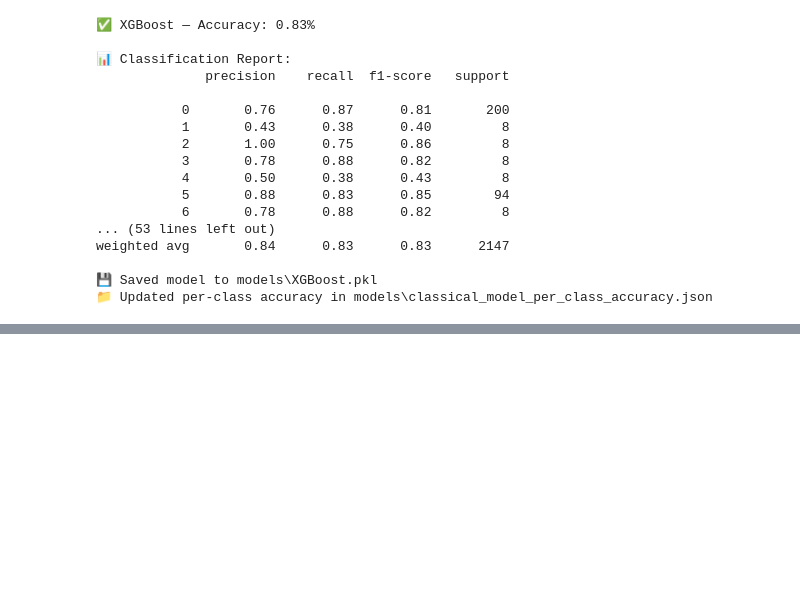
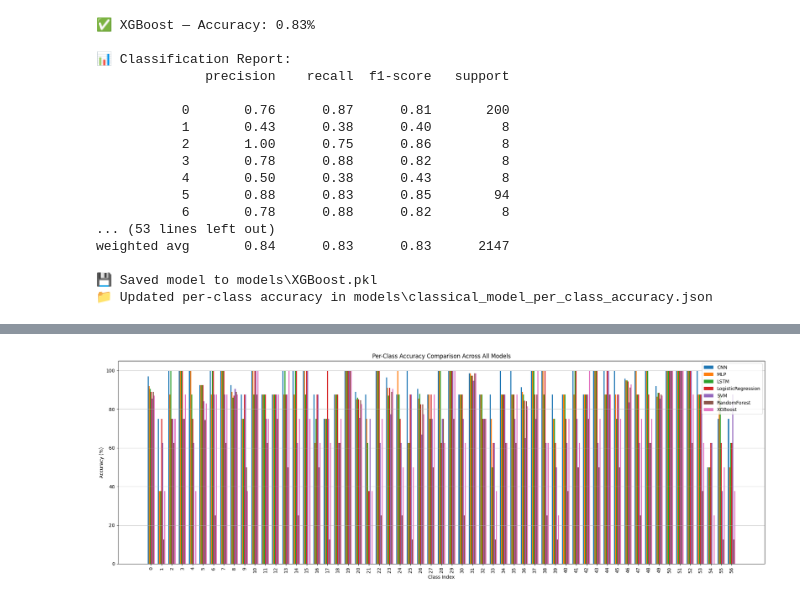
Before and after one commit to nasrrx/YAMNet-CNN-Audio-Classification-ESC50, a Jupyter notebook: AdvancedModels.ipynb, the cells around one changed output, grey strips where cells are left out. Cells and saved outputs as stored; diff of their text form; code cells hidden in the pictures; blank space fills up the shorter version.

```diff
--- a/AdvancedModels.ipynb
+++ b/AdvancedModels.ipynb
@@ -1232,0 +1384,58 @@ NameError: name 'np' is not defined
+# %%
+import json
+import numpy as np
+import matplotlib.pyplot as plt
+
+# === Load JSON files ===
+with open("models/deep_model_accuracies.json", "r") as f:
+    deep_models_data = json.load(f)
+
+with open("models/classical_model_per_class_accuracy.json", "r") as f:
+    classical_models_data = json.load(f)
+
+# === Extract per-class accuracy for each model ===
+acc_dict = {
+    "CNN": [],
+    "MLP": [],
+    "LSTM": [],
+    "LogisticRegression": classical_models_data["LogisticRegression"],
+    "SVM": classical_models_data["SVM"],
+    "RandomForest": classical_models_data["RandomForest"],
+    "XGBoost": classical_models_data["XGBoost"],
+}
+
+for i in range(57):
+    class_key = str(i)
+    for model in ["CNN", "MLP", "LSTM"]:
+        acc_dict[model].append(deep_models_data[class_key]["accuracies"].get(model, 0.0))
+
+# === Plotting Function ===
+def plot_combined_class_accuracy(acc_dict):
+    classes = list(range(57))
+    model_names = list(acc_dict.keys())
+    width = 0.1
+
+    plt.figure(figsize=(20, 7))
+    for i, model in enumerate(model_names):
+        acc = acc_dict[model]
+        plt.bar(
+            np.arange(len(classes)) + i * width,
+            acc,
+            width=width,
+            label=model
+        )
+
+    plt.xticks(np.arange(len(classes)) + width * (len(model_names) // 2), classes, rotation=90)
+    plt.ylim(0, 105)
+    plt.ylabel("Accuracy (%)")
+    plt.xlabel("Class Index")
+    plt.title("Per-Class Accuracy Comparison Across All Models")
+    plt.legend()
+    plt.grid(True, axis='y')
+    plt.tight_layout()
+    plt.show()
+
+# === Call Plot ===
+plot_combined_class_accuracy(acc_dict)
+# %% [output]
+[figure, added]
```
Also changed, not shown: parts of 8 cells of this notebook, 3 other files.
